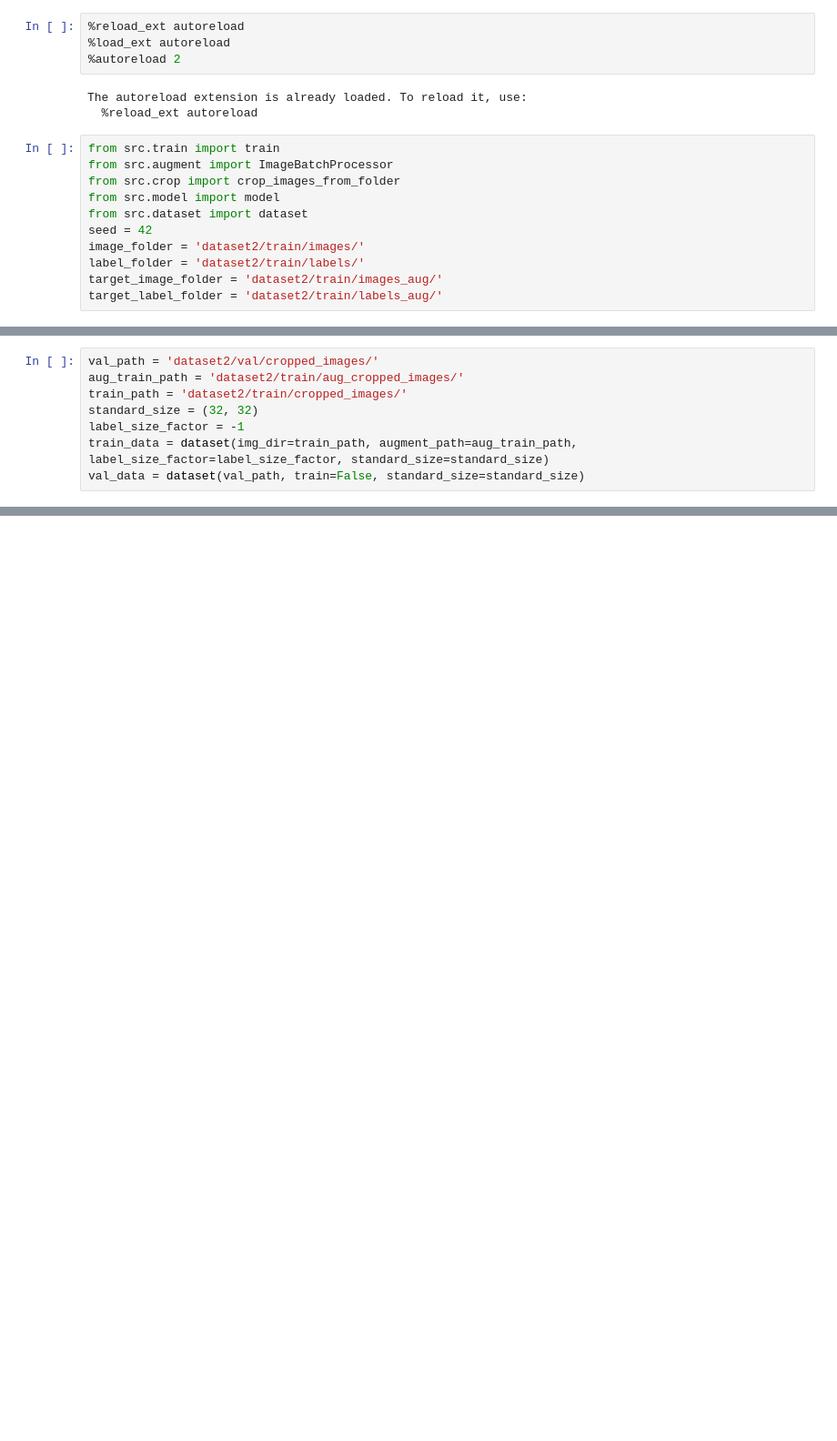
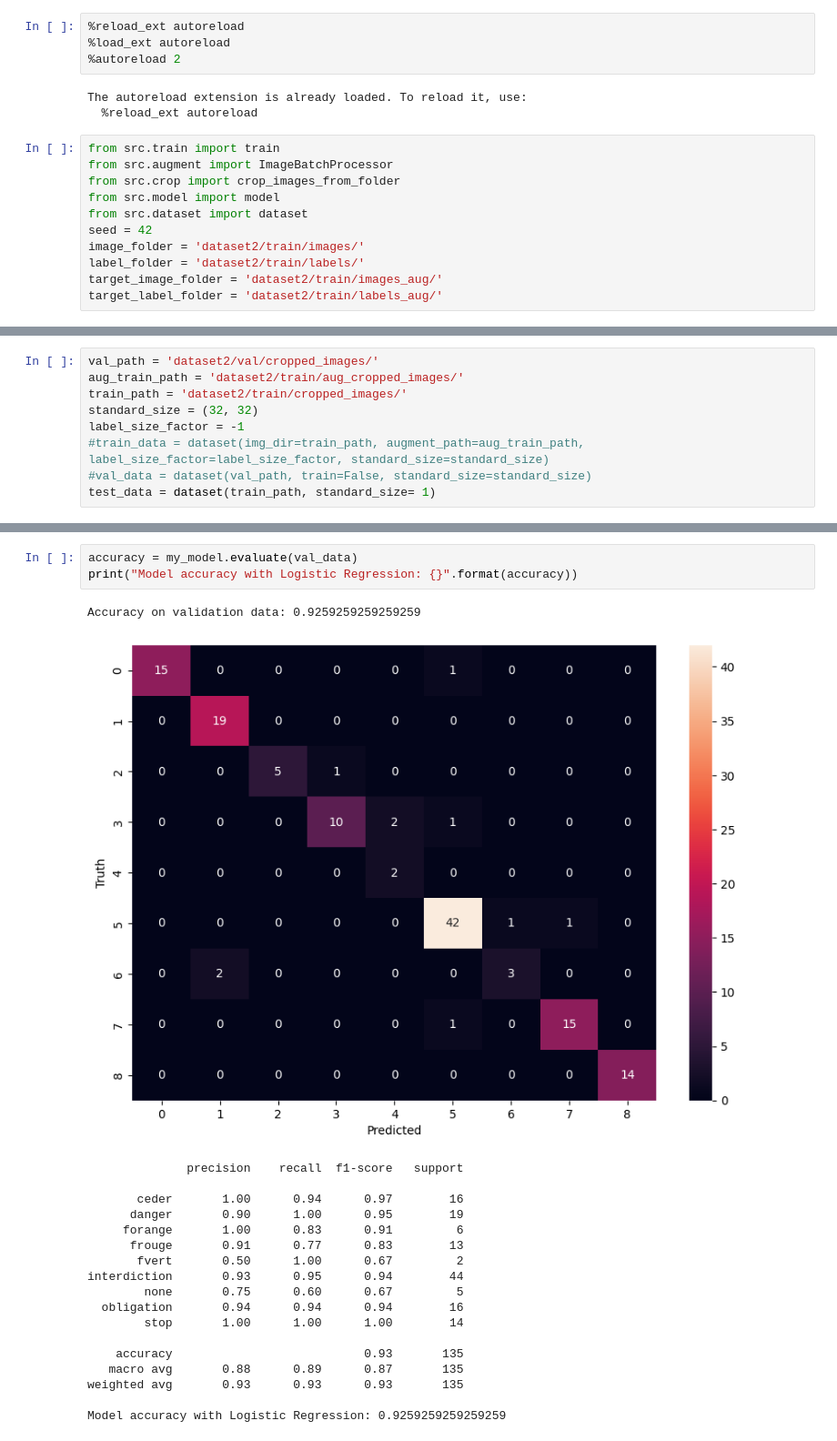
Before and after one commit to YiguangMEI/trafic-sign-detection, a Jupyter notebook: build_data_and_model.ipynb, the cells around one changed output, grey strips where cells are left out. Shown: that part at 91% size. Drawn from its saved outputs; the diff is of its cells as text; blank space fills up the shorter version.

Commit message:
better cropping, improved none label handling, update model, small fixes

```diff
--- a/build_data_and_model.ipynb
+++ b/build_data_and_model.ipynb
@@ -31,6 +63,7 @@ aug_train_path = 'dataset2/train/aug_cropped_images/'
 train_path = 'dataset2/train/cropped_images/'
 standard_size = (32, 32)
 label_size_factor = -1
-train_data = dataset(img_dir=train_path, augment_path=aug_train_path, label_size_factor=label_size_factor, standard_size=standard_size)
-val_data = dataset(val_path, train=False, standard_size=standard_size)
+#train_data = dataset(img_dir=train_path, augment_path=aug_train_path, label_size_factor=label_size_factor, standard_size=standard_size)
+#val_data = dataset(val_path, train=False, standard_size=standard_size)
+test_data = dataset(train_path, standard_size= 1)
 # %% [output]
@@ -81,0 +138,23 @@ print("Model accuracy with Logistic Regression: {}".format(accuracy))
+# %%
+accuracy = my_model.evaluate(val_data)
+print("Model accuracy with Logistic Regression: {}".format(accuracy))
+# %% [output]
+Accuracy on validation data: 0.9259259259259259
+[figure, added]
+              precision    recall  f1-score   support
+
+       ceder       1.00      0.94      0.97        16
+      danger       0.90      1.00      0.95        19
+     forange       1.00      0.83      0.91         6
+      frouge       0.91      0.77      0.83        13
+       fvert       0.50      1.00      0.67         2
+interdiction       0.93      0.95      0.94        44
+        none       0.75      0.60      0.67         5
+  obligation       0.94      0.94      0.94        16
+        stop       1.00      1.00      1.00        14
+
+    accuracy                           0.93       135
+   macro avg       0.88      0.89      0.87       135
+weighted avg       0.93      0.93      0.93       135
+
+Model accuracy with Logistic Regression: 0.9259259259259259
```
Also changed, not shown: parts of 6 cells of this notebook, 10 other files.
